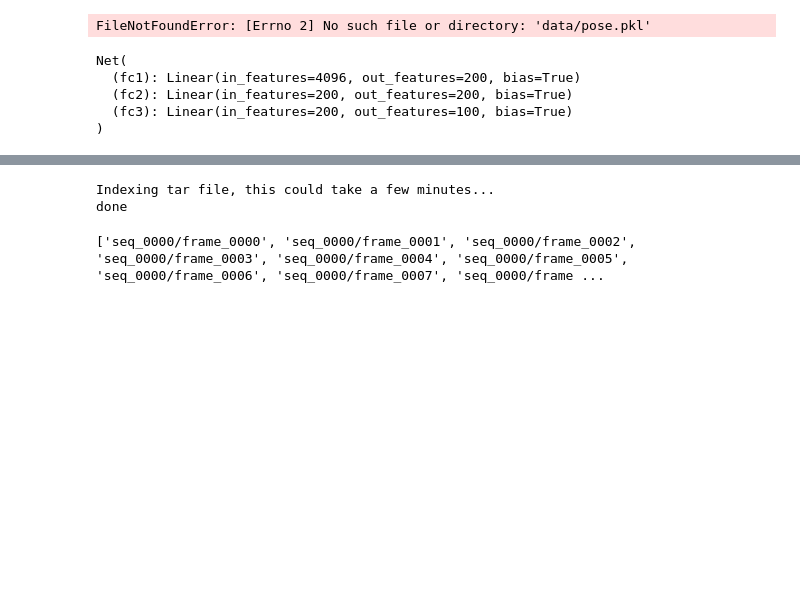
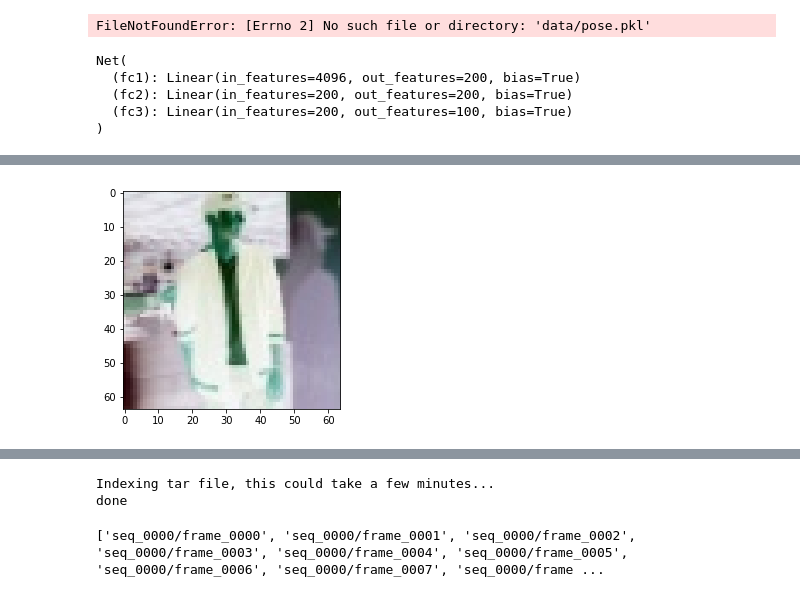
Before and after one commit to elisim/DeepTIME-Datahack2019, a Jupyter notebook: dataloader.ipynb, the cells around one changed output, grey strips where cells are left out. Cells and saved outputs as stored; diff of their text form; code cells hidden in the pictures; blank space fills up the shorter version.

Commit message:
add tests for dataset, dataload

```diff
--- a/dataloader.ipynb
+++ b/dataloader.ipynb
@@ -120,3 +117,18 @@ done
+# %%
+#test dataset
+n = 10
+for i in range(n):
+    sample = dataset[i]
+    img = sample['image']
+    plt.imshow(img)
+    break
+    ax = plt.subplot(1, n, i+1)
+    plt.tight_layout()
+    ax.set_title('#{}'.format(i))
+    ax.axis('off')
+    plt.imshow(img)
+# %% [output]
+[figure, added]
 # %%
 n = 10
 for i, batch in enumerate(dataload):
```
Also changed, not shown: parts of 2 cells of this notebook.
